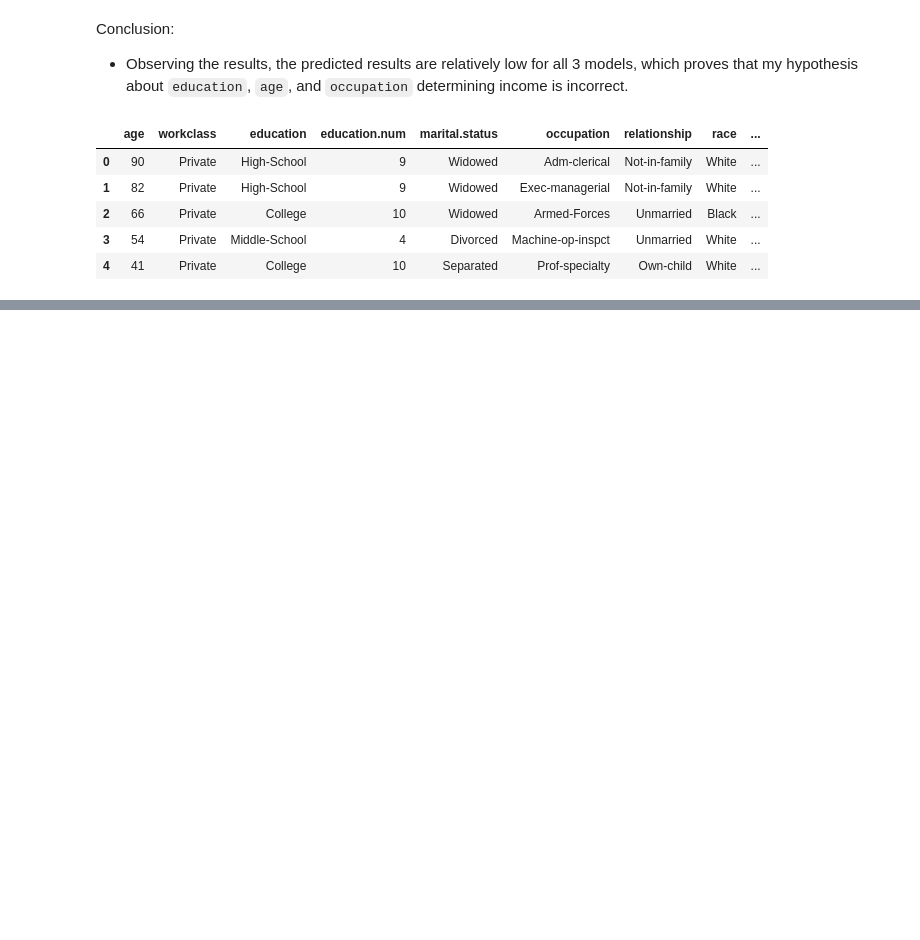
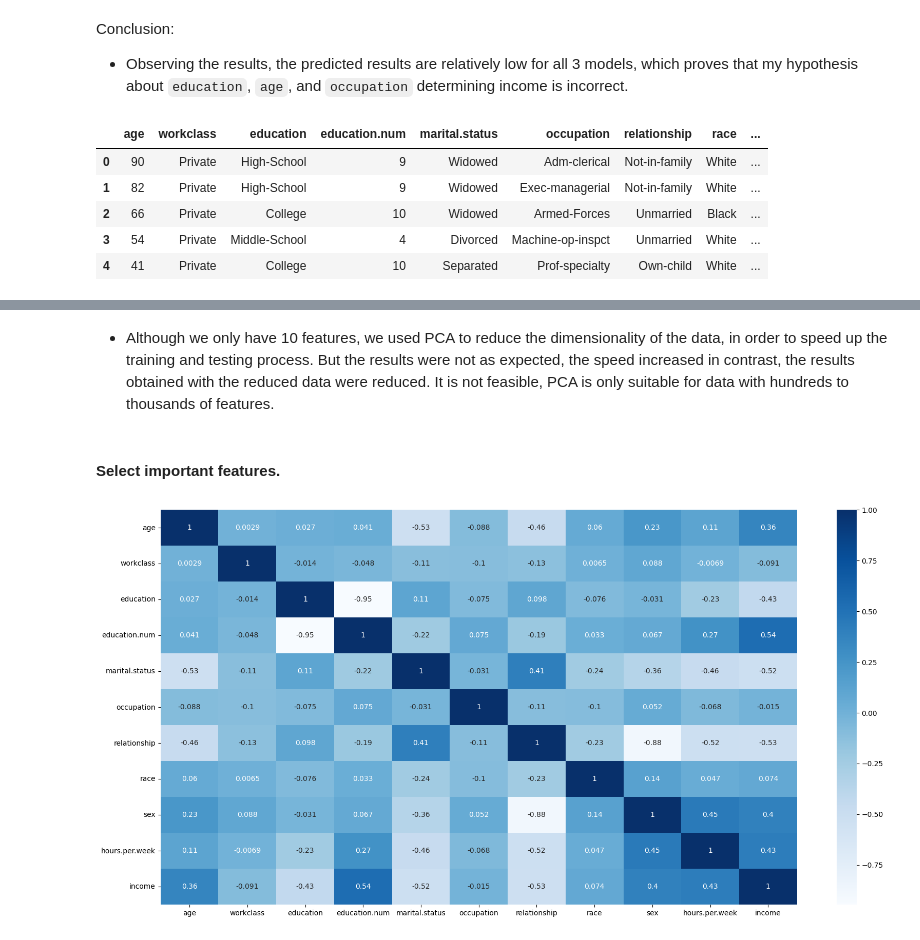
Before and after one commit to Hoanha2101/DataMining, a Jupyter notebook: data_mining.ipynb, the cells around one changed output, grey strips where cells are left out. Cells and saved outputs as stored; diff of their text form; code cells hidden in the pictures; blank space fills up the shorter version.

```diff
--- a/data_mining.ipynb
+++ b/data_mining.ipynb
@@ -779,0 +922,21 @@ shap.summary_plot(shap_values, X_test, feature_names=features)
+# %% [markdown]
+- Although we only have 10 features, we used PCA to reduce the dimensionality of the data, in order to speed up the training and testing process. But the results were not as expected, the speed increased in contrast, the results obtained with the reduced data were reduced. It is not feasible, PCA is only suitable for data with hundreds to thousands of features.
+# %% [markdown]
+#### Select important features.
+# %%
+plt.figure(figsize=(20, 10))
+hypothesize_df = df[['age', 'workclass', 'education', 'education.num', 'marital.status',
+                     'occupation', 'relationship', 'race', 'sex', 'hours.per.week','income']]
+
+# Data Normalization
+label_encoders = {}
+for column in ['workclass', 'education', 'marital.status', 'occupation', 'relationship', 'race', 'sex']:
+    le = LabelEncoder()
+    hypothesize_df[column] = le.fit_transform(hypothesize_df[column])
+    label_encoders[column] = le
+
+corr_matrix = hypothesize_df.corr()
+
+sns.heatmap(corr_matrix .corr(), annot=True, cmap="Blues");
+# %% [output]
+[figure, added]
```
Also changed, not shown: parts of 20 cells of this notebook, 4 other files.
